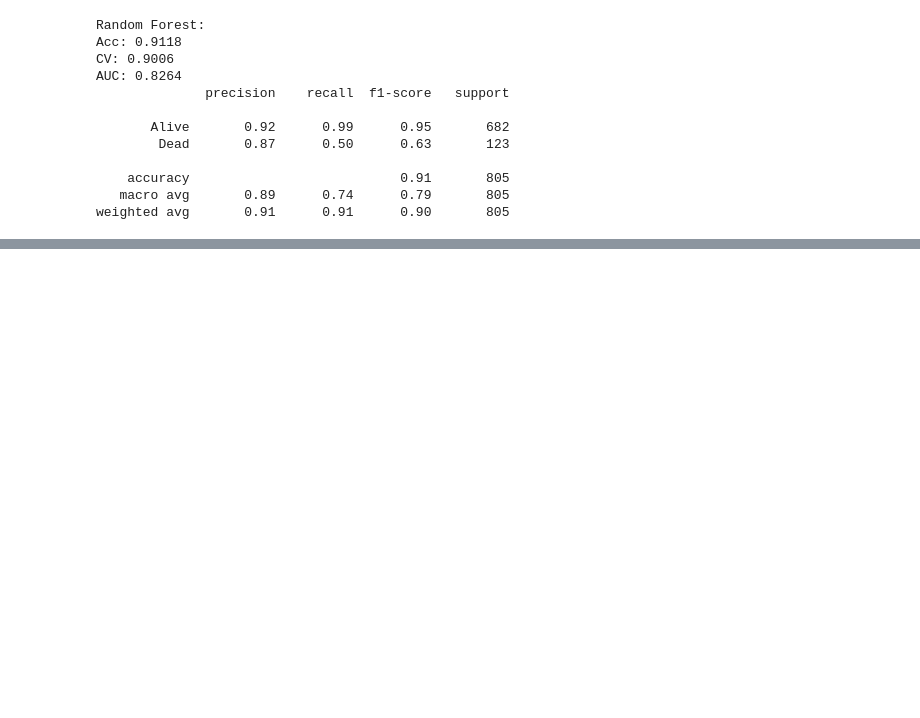
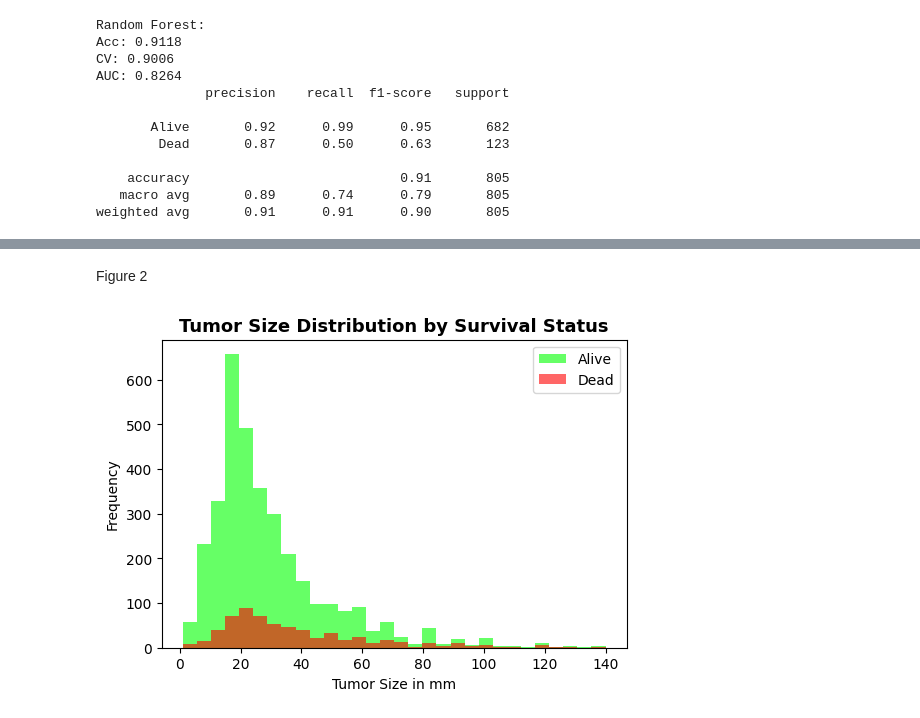
Before and after one commit to DeerajA/AI-Final-Project, a Jupyter notebook: main.ipynb, the cells around one changed output, grey strips where cells are left out. Saved outputs shown, nothing was run; the diff lists cells and outputs as text; code cells hidden in the pictures; blank space fills up the shorter version.

```diff
--- a/main.ipynb
+++ b/main.ipynb
@@ -109,0 +140,15 @@ weighted avg       0.91      0.91      0.90       805
+# %% [markdown]
+Figure 2
+# %%
+fig, ax = plt.subplots(figsize=(6,4))
+palette = {'Alive': '#00FF00', 'Dead': '#FF0000'}
+
+for status, color in palette.items():
+    subset = df[df['Status']==status]['Tumor Size']
+    ax.hist(subset, bins=30, alpha=0.6, label=status, color=color)
+
+ax.set_title('Tumor Size Distribution by Survival Status', fontsize=13, fontweight='bold')
+ax.set_xlabel('Tumor Size in mm'); ax.set_ylabel('Frequency'); ax.legend()
+plt.show()
+# %% [output]
+[figure, added]
```
Also changed, not shown: parts of 7 cells of this notebook.
